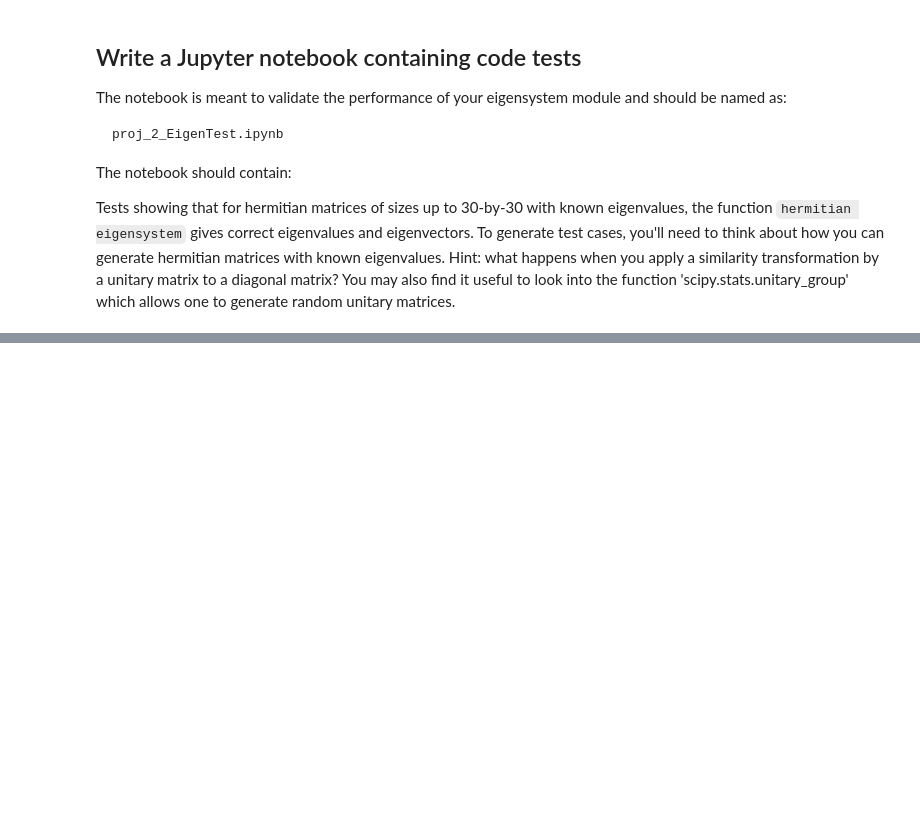
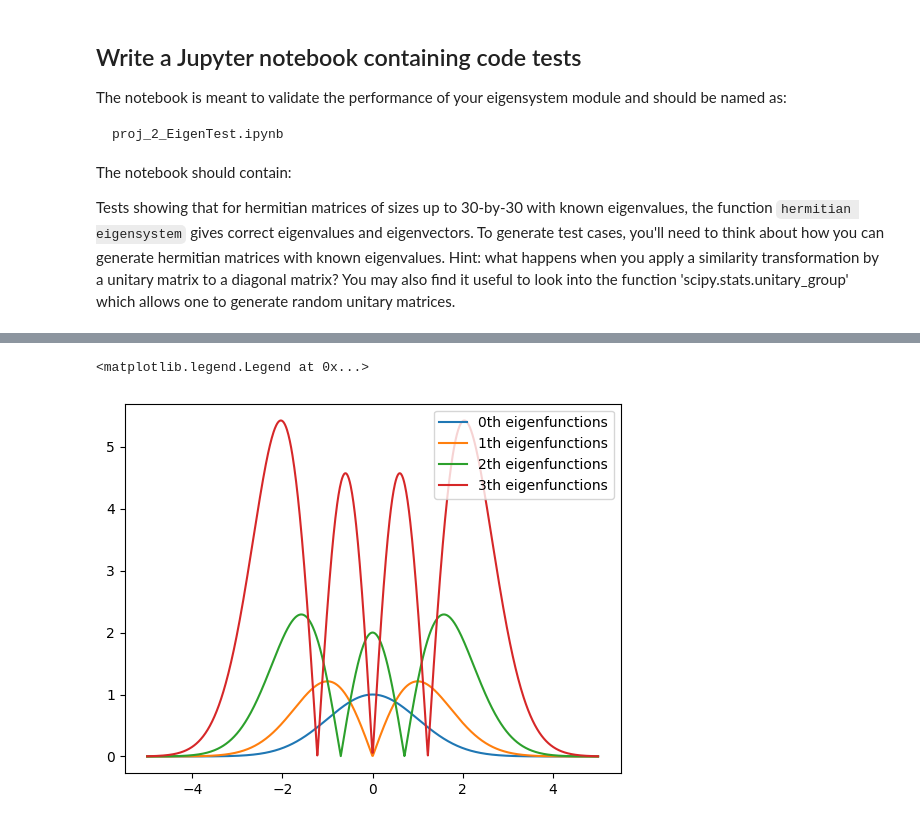
Before and after one commit to liuqiyucn/170N, a Jupyter notebook: project2/P2_instructions.ipynb, the cells around one changed output, grey strips where cells are left out. Cells and saved outputs as stored; diff of their text form; code cells hidden in the pictures; blank space fills up the shorter version.

```diff
--- a/project2/P2_instructions.ipynb
+++ b/project2/P2_instructions.ipynb
@@ -197,0 +299,17 @@ KeyboardInterrupt:
+# %%
+rho = generate_matrix(4, type='hermitian')
+d_numpy, R_numpy = np.linalg.eig(rho)
+print('numpy: ')
+print('eigenvalues:')
+print(d_numpy)
+print('eigenvecs:')
+print(R_numpy)
+
+
+print()
+d_myfunc, R_myfunc = hermitian_eigensystem(rho, 1e-10)
+print('my function: ')
+print('eigenvalues:')
+print(d_myfunc)
+print('eigenvecs:')
+print(R_myfunc)
@@ -239,0 +617,14 @@ the eigenfunctions for the anharmonic oscillator with $\lambda=1$.
+# %%
+H = omega * h_bar * (a_dag * a + 0.5)
+d_qutip, U_qutip = H.eigenstates()
+U_list = [U.full() for U in U_qutip]
+U_qutip = np.hstack(U_list)
+x = np.linspace(-5, 5, 1000)
+for i in range(4):
+    y = np.polynomial.hermite.hermval(x, U_qutip[:,i]) * np.exp(-x**2/2)
+    plt.plot(x, np.abs(y), label = '{}th eigenfunctions'.format(i))
+
+plt.legend()
+# %% [output]
+<matplotlib.legend.Legend at 0x...>
+[figure, added]
```
Also changed, not shown: parts of 19 cells of this notebook.
